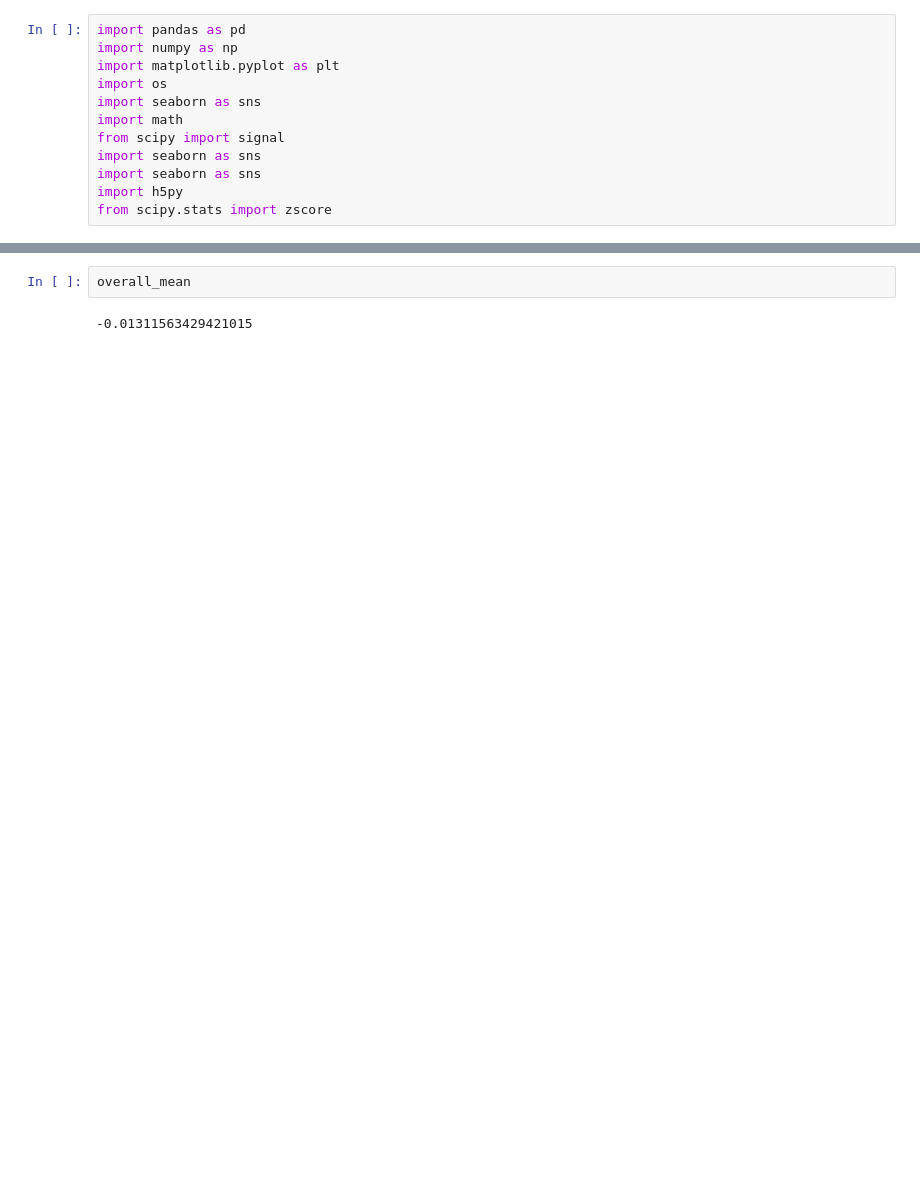
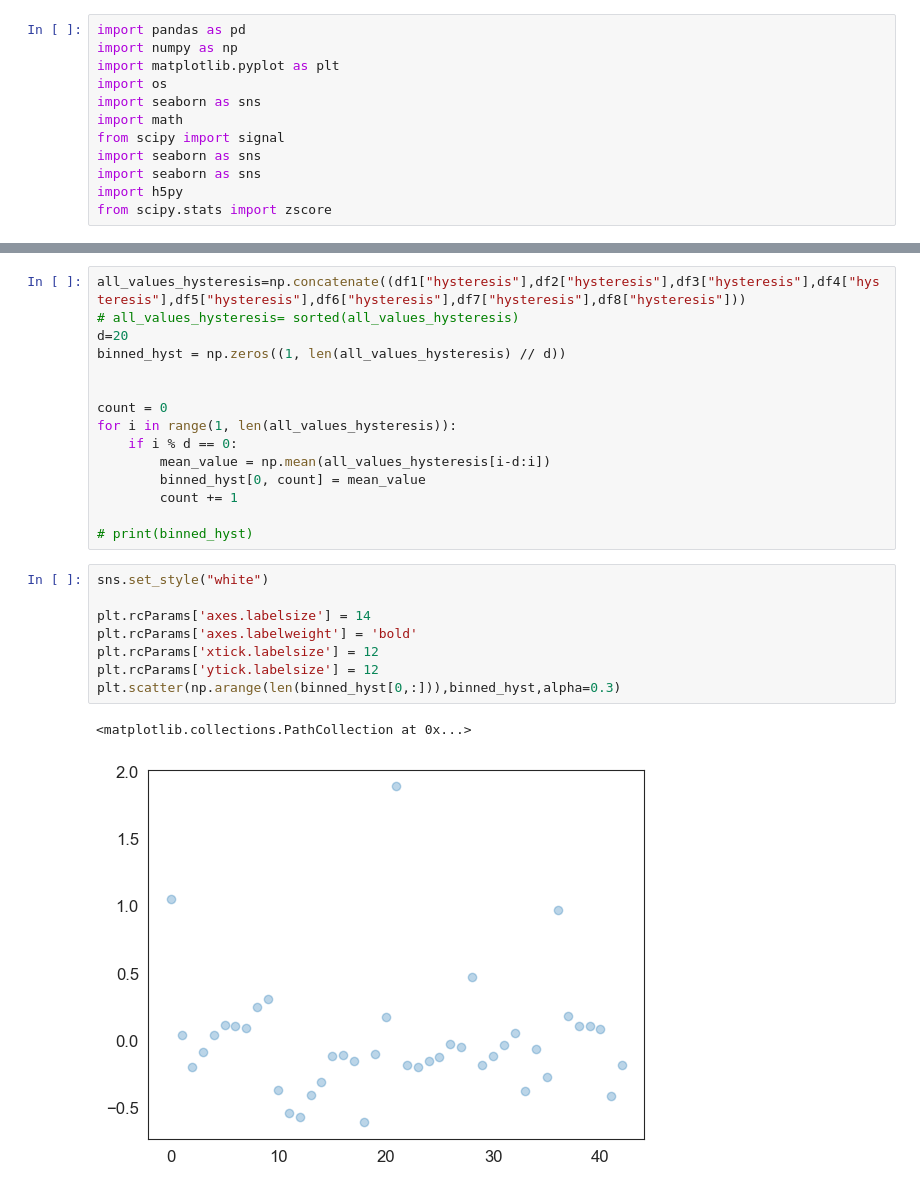
Before and after one commit to natmtc/flexible-motoneuron-control, a Jupyter notebook: Data_Analysis_Model.ipynb, the cells around one changed output, grey strips where cells are left out. Cells and saved outputs as stored; diff of their text form; blank space fills up the shorter version.

```diff
--- a/Data_Analysis_Model.ipynb
+++ b/Data_Analysis_Model.ipynb
@@ -190,4 +164,26 @@ plt.show()
-# %%
-overall_mean
-# %% [output]
--0.01311563429421015
+# %%
+all_values_hysteresis=np.concatenate((df1["hysteresis"],df2["hysteresis"],df3["hysteresis"],df4["hysteresis"],df5["hysteresis"],df6["hysteresis"],df7["hysteresis"],df8["hysteresis"]))
+# all_values_hysteresis= sorted(all_values_hysteresis)
+d=20
+binned_hyst = np.zeros((1, len(all_values_hysteresis) // d))
+
+
+count = 0
+for i in range(1, len(all_values_hysteresis)):
+    if i % d == 0:
+        mean_value = np.mean(all_values_hysteresis[i-d:i])
+        binned_hyst[0, count] = mean_value
+        count += 1
+
+# print(binned_hyst)
+# %%
+sns.set_style("white")
+
+plt.rcParams['axes.labelsize'] = 14
+plt.rcParams['axes.labelweight'] = 'bold'
+plt.rcParams['xtick.labelsize'] = 12
+plt.rcParams['ytick.labelsize'] = 12
+plt.scatter(np.arange(len(binned_hyst[0,:])),binned_hyst,alpha=0.3)
+# %% [output]
+<matplotlib.collections.PathCollection at 0x...>
+[figure, added]
```
Also changed, not shown: parts of 22 cells of this notebook, 5 other files.
